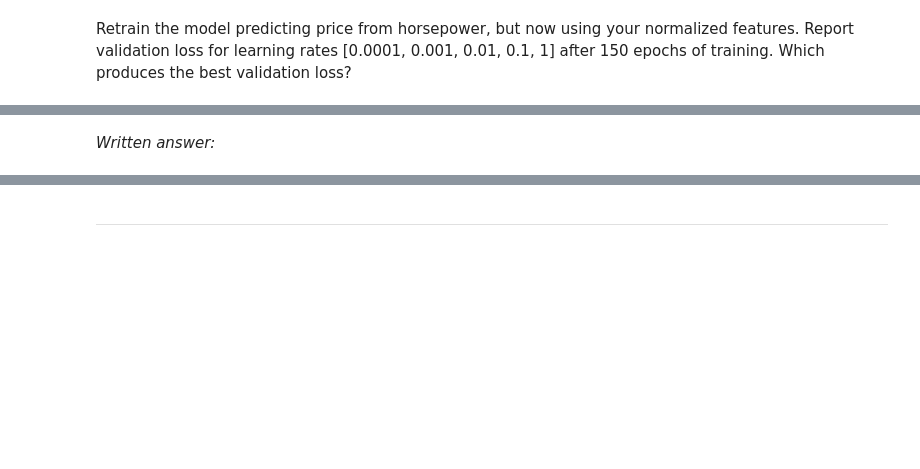
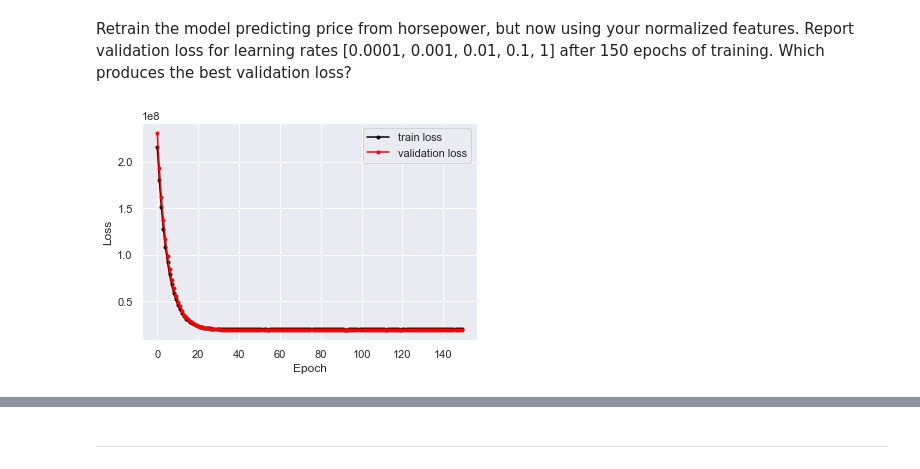
Before and after one commit to sotoodaa-ucb/ucb_mids_w207_homework_3, a Jupyter notebook: 03 Linear Regression with Tensorflow.ipynb, the cells around one changed output, grey strips where cells are left out. Drawn from its saved outputs; the diff is of its cells as text; code cells hidden in the pictures; blank space fills up the shorter version.

```diff
--- a/03 Linear Regression with Tensorflow.ipynb
+++ b/03 Linear Regression with Tensorflow.ipynb
@@ -339,7 +379,7 @@ Remember that we're using SGD, which is actually mini-batch SGD. That is, each t
 
 Finally, we'll reserve some more examples (taken out of the training set) as a *validation set*. We use this data to check for overfitting while training. Why not use the *test set* for this purpose? We want to maintain the purity of the test set so we try to only use it at the end of the experimental process.
 # %%
-model = build_model(num_features=1, learning_rate=0.0001)
+model = build_model(num_features=1, learning_rate=1e-5)
 
 history = model.fit(
   x = car_train_features[['horsepower']],
@@ -403,15 +491,17 @@ def plot_loss(model, history):
 Retrain the model predicting price from horsepower, but now using your normalized features. Report validation loss for learning rates [0.0001, 0.001, 0.01, 0.1, 1] after 150 epochs of training. Which produces the best validation loss?
 # %%
 # EDIT CODE HERE
-model = build_model(num_features=1, learning_rate=.0001)
+model = build_model(num_features=1, learning_rate=0.01)
 
 history = model.fit(
   # use the normalized features prepared above
   x = car_train_features_norm[['horsepower']],
   y = car_train_labels,
   validation_split=0.1,
   epochs=150,
   batch_size=32,
   verbose=0)
 
 plot_loss(model, history)
+# %% [output]
+[figure, added]
@@ -418,2 +510,0 @@ plot_loss(model, history)
-# %% [markdown]
-*Written answer:*
```
Also changed, not shown: parts of 18 cells of this notebook.
